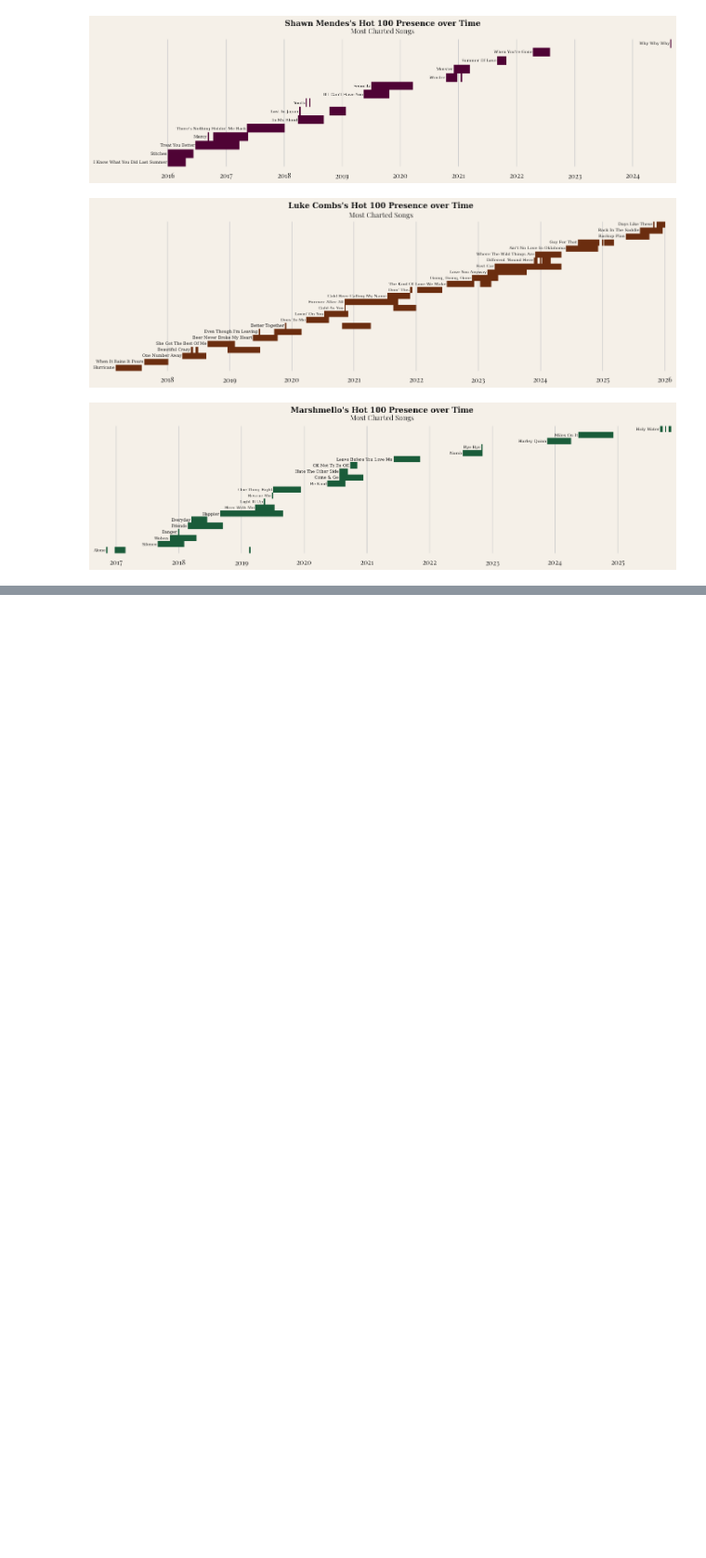
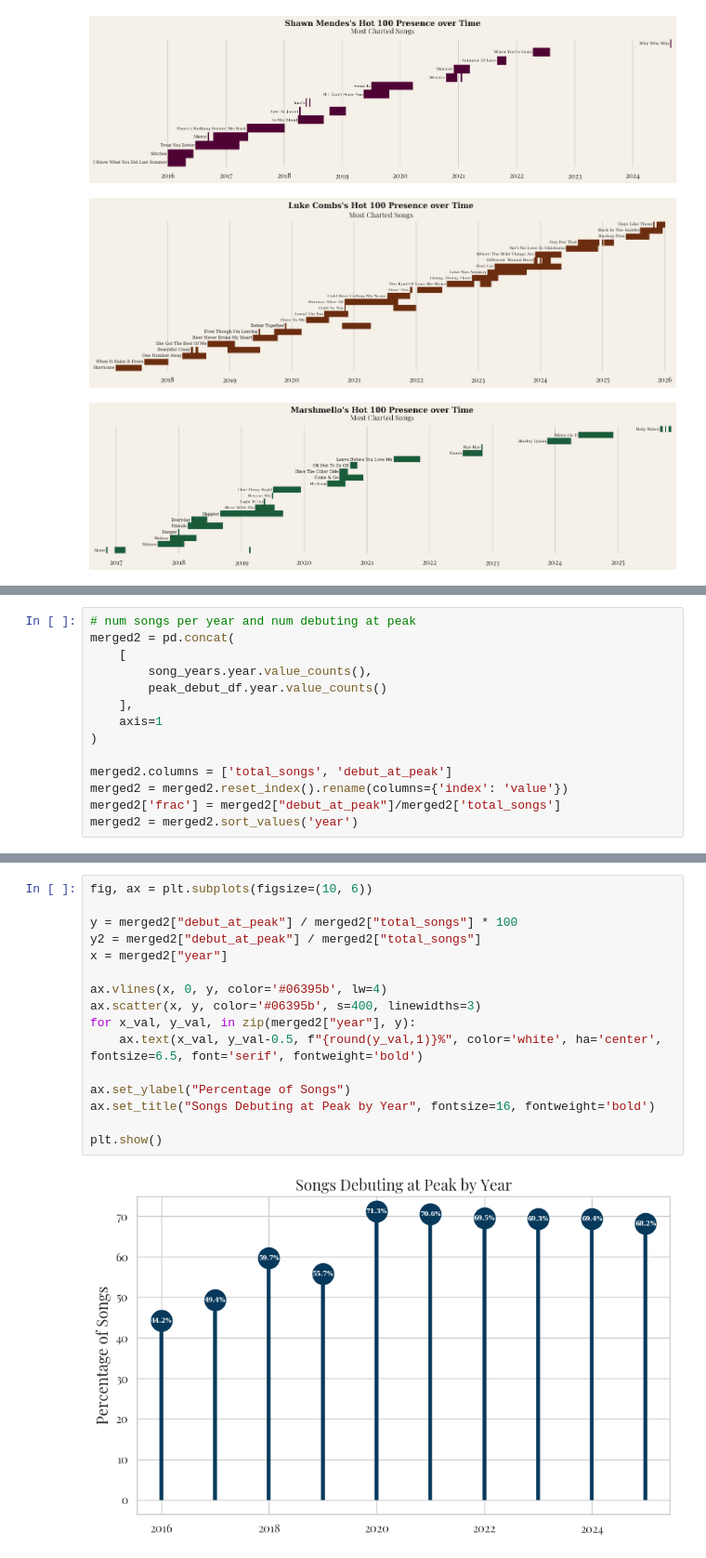
Before and after one commit to rvt9bx/dsan5200-project, a Jupyter notebook: scripts/viz.ipynb, the cells around one changed output, grey strips where cells are left out. Shown at 93% size. Saved outputs shown, nothing was run; the diff lists cells and outputs as text; blank space fills up the shorter version.

```diff
--- a/scripts/viz.ipynb
+++ b/scripts/viz.ipynb
@@ -937,0 +1371,14 @@ make_artist_viz('Marshmello', 'marshmello', 'rise_rate', color5)
+# %%
+# num songs per year and num debuting at peak
+merged2 = pd.concat(
+    [
+        song_years.year.value_counts(),
+        peak_debut_df.year.value_counts()
+    ],
+    axis=1
+)
+
+merged2.columns = ['total_songs', 'debut_at_peak']
+merged2 = merged2.reset_index().rename(columns={'index': 'value'})
+merged2['frac'] = merged2["debut_at_peak"]/merged2['total_songs']
+merged2 = merged2.sort_values('year')
@@ -937,0 +1399,18 @@ make_artist_viz('Marshmello', 'marshmello', 'rise_rate', color5)
+# %%
+fig, ax = plt.subplots(figsize=(10, 6))
+
+y = merged2["debut_at_peak"] / merged2["total_songs"] * 100
+y2 = merged2["debut_at_peak"] / merged2["total_songs"]
+x = merged2["year"]
+
+ax.vlines(x, 0, y, color='#06395b', lw=4)
+ax.scatter(x, y, color='#06395b', s=400, linewidths=3)
+for x_val, y_val, in zip(merged2["year"], y):
+    ax.text(x_val, y_val-0.5, f"{round(y_val,1)}%", color='white', ha='center', fontsize=6.5, font='serif', fontweight='bold')
+
+ax.set_ylabel("Percentage of Songs")
+ax.set_title("Songs Debuting at Peak by Year", fontsize=16, fontweight='bold')
+
+plt.show()
+# %% [output]
+[figure, added]
```
Also changed, not shown: parts of 41 cells of this notebook, 32 other files.
